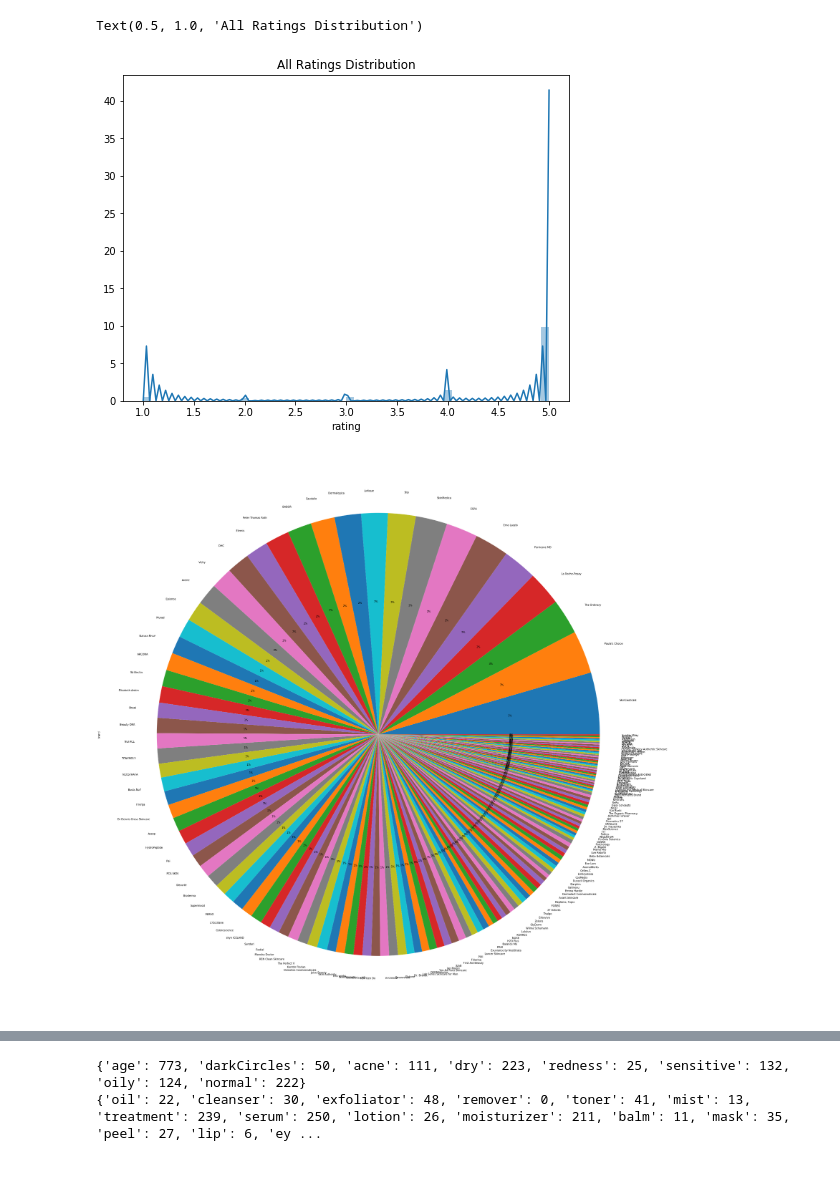
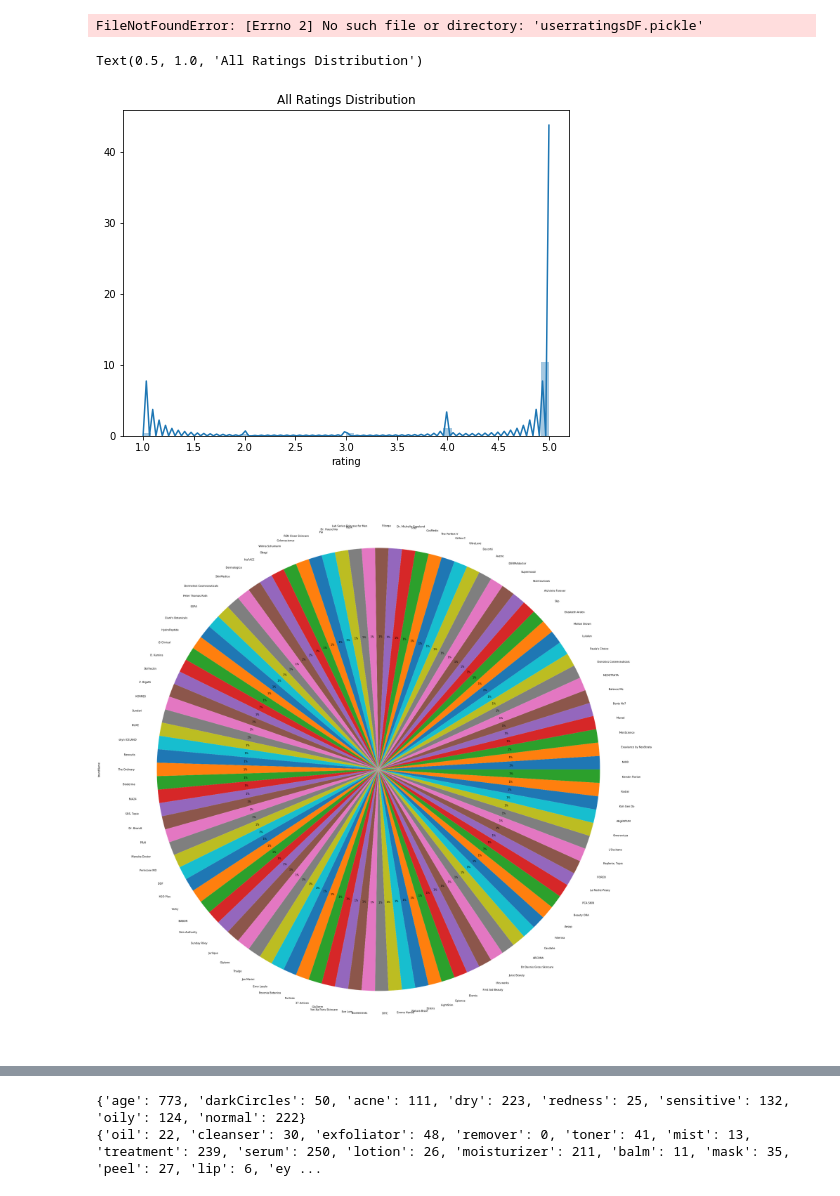
Before and after one commit to mackenziemitchell6/SkinCareRoutine, a Jupyter notebook: _EDA.ipynb, the cells around one changed output, grey strips where cells are left out. Cells and saved outputs as stored; diff of their text form; code cells hidden in the pictures.

```diff
--- a/_EDA.ipynb
+++ b/_EDA.ipynb
@@ -8,6 +8,6 @@ import pickle
 import tensorflow as tf
 from RecFunctions import type_prod_histogram, type_problem_histogram
 # %%
-with open('CategoricalItemDF.pickle', 'rb') as f:
+with open('pickles/df1.pickle', 'rb') as f:
     df = pickle.load(f)
 # %%
@@ -35,18 +35,20 @@ df.groupby(['brand']).mean()
 # %%
 with open('userratingsDF.pickle', 'rb') as f:
     rdf = pickle.load(f)
+# %% [output]
+FileNotFoundError: [Errno 2] No such file or directory: 'userratingsDF.pickle'
 # %%
 plt.figure(figsize=(8,6))
-sns.distplot(rdf.rating)
+sns.distplot(df.rating)
 plt.title('All Ratings Distribution')
 # %% [output]
 Text(0.5, 1.0, 'All Ratings Distribution')
-[figure, old version]
+[figure, new version]
 # %%
 plt.figure(figsize=(40,40))
-df.brand.value_counts().plot(kind='pie', autopct='%1.0f%%')
+df.groupby(['brandName']).mean().index.value_counts().plot(kind='pie', autopct='%1.0f%%')
 plt.savefig('VennDiagram_AllBrands.png')
 # %% [output]
-[figure, old version]
+[figure, new version]
 # %%
 plt.figure(figsize=(10,10))
```
Also changed, not shown: parts of 5 cells of this notebook, 21 other files.
